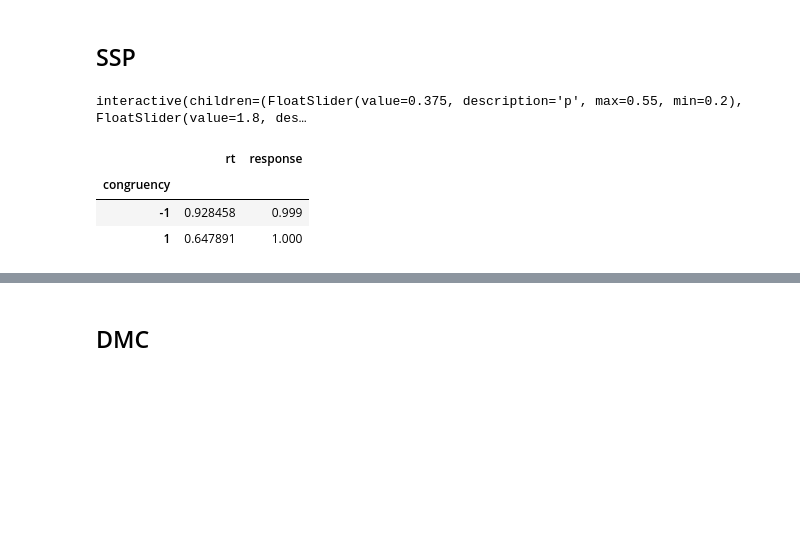
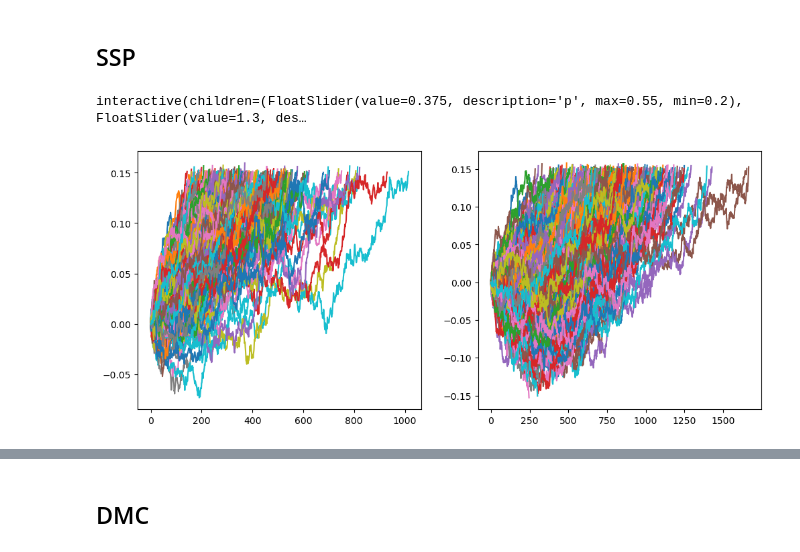
Before and after one commit to AlexanderFengler/ssm-simulators, a Jupyter notebook: notebooks/DMC_simulator_test.ipynb, the cells around one changed output, grey strips where cells are left out. Drawn from its saved outputs; the diff is of its cells as text; code cells hidden in the pictures; blank space fills up the shorter version.

```diff
--- a/notebooks/DMC_simulator_test.ipynb
+++ b/notebooks/DMC_simulator_test.ipynb
@@ -11,43 +14,46 @@ from ssms.basic_simulators.drift_functions import SSP_drift, DMC_drift, DSTP_dri
 # %% [markdown]
 ## SSP
 # %%
-def plot_ssp(p, sda, rd):
-    t = np.arange(0, 20, 0.001)
-    plt.plot(t,SSP_drift(t=t, p=p,sda=sda,rd=rd,congruency=-1))
+def plot_ssp(p, sda, rd, congruency):
+    t = np.arange(0, 5, 0.01)
+    plt.plot(t,SSP_drift(t=t, p=p,sda=sda,rd=rd,congruency=congruency))
 
-ipywidgets.interact(plot_ssp, p=(0.2,0.55), sda=(1,2.6), rd =(0.01,0.5))
+ipywidgets.interact(plot_ssp, p=(0.2,0.55), sda=(0.2,2.6,0.1), rd =(0.2,2.6,0.1), congruency = (-1,1))
 plt.show()
 # %% [output]
-interactive(children=(FloatSlider(value=0.375, description='p', max=0.55, min=0.2), FloatSlider(value=1.8, des…
+interactive(children=(FloatSlider(value=0.375, description='p', max=0.55, min=0.2), FloatSlider(value=1.3, des…
-# %%
-# the parameters sets and simulated results are consist with (White et al., 2011)
-sim_out = ssms.basic_simulators.simulator.simulator(
-    model = 'full_SSP',
-    theta = {
-        'a': 0.13,
-        't': 0.3,
-        'p': 0.38,
-        'sda': 1.8,
-        'rd': 0.02,
-        'z': 0.5,
-        'sv':0,
-        'st':0,
-        'sz':0
-    },
-    n_samples = 1000,
-    diff_sigma=0.1               # see (White et al., 2011)
-    )
-sim_df = pd.DataFrame({
-  "rt": sim_out["rts"].squeeze(),
-  "response": sim_out["choices"].squeeze(),
-  "congruency": sim_out["congruency"]
-})
-
-# convert response code (1,-1) to (1,0)
-sim_df["response"] = sim_df["response"]*0.5 + 0.5
-sim_df.groupby("congruency").mean()
-# %% [output]
-|  | rt | response |
-| congruency |  |  |
-| -1 | 0.928458 | 0.999 |
-| 1 | 0.647891 | 1.000 |
+# %%
+n_samples = 200
+figs, axes = plt.subplots(1, 2, figsize=(12, 5))
+congruency = [1,-1]
+
+rt = []
+acc = []
+for ic,cc in enumerate(congruency):
+    for i in range(n_samples):
+        aa = ssms.basic_simulators.simulator.simulator(
+            model = 'full_SSP',
+            theta = {
+                'a': 0.15,
+                't': 0.3,
+                'p': 0.38,
+                'sda': 1,
+                'rd': 1.5,
+                'z': 0.5,
+                'sv':0,
+                'st':0,
+                'sz':0
+            },
+            n_samples = 1,
+            random_state=i*(cc+100),
+            congruency = [cc]
+            )
+        rt.append(aa["rts"][0][0])
+        acc.append(aa["choices"][0][0])
+
+        aa = aa["metadata"]["trajectory"]
+        aa = aa[aa>-999]
+
+        axes[ic].plot(aa, label=f"congruency={cc}")
+# %% [output]
+[figure, added]
```
Also changed, not shown: parts of 11 cells of this notebook, 3 other files.
